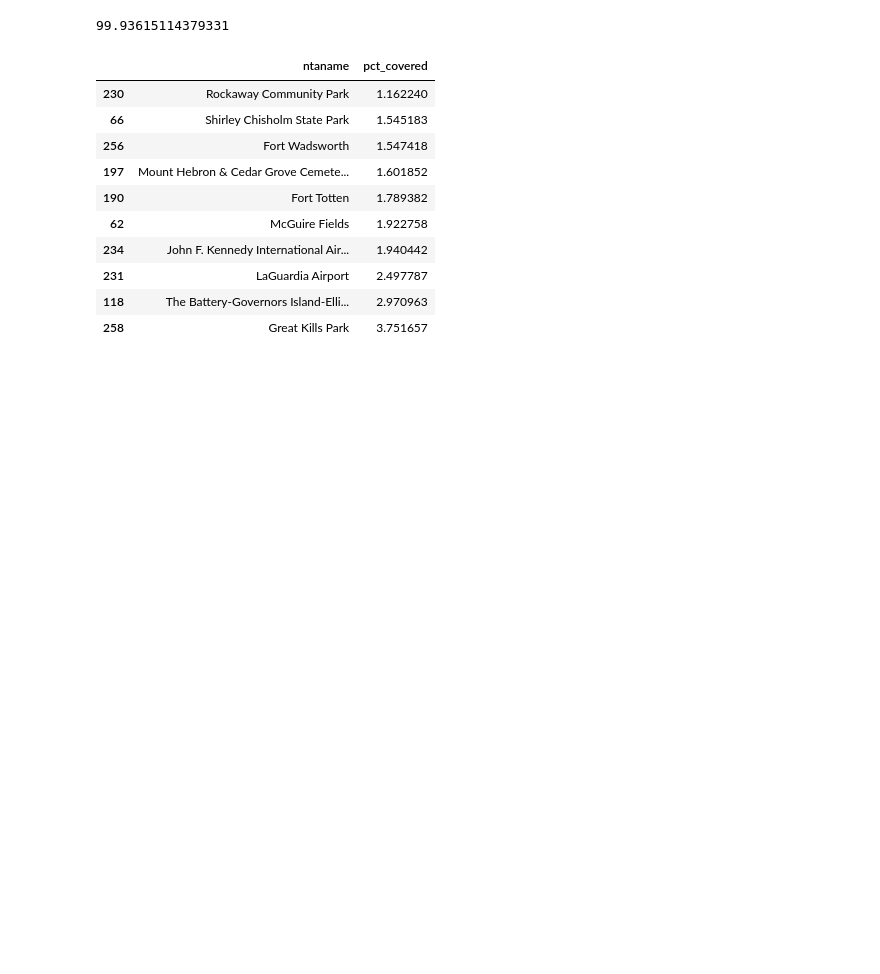
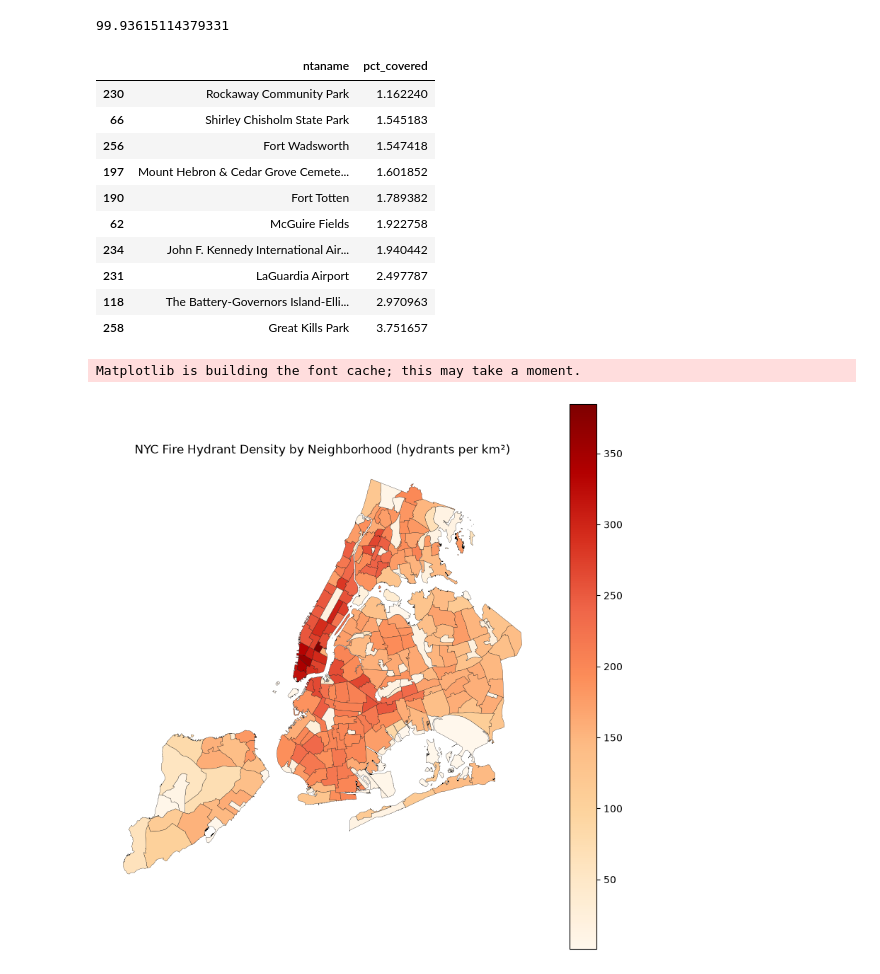
Before and after one commit to Will3CH/nyc-hydrant-analysis, a Jupyter notebook: analysis.ipynb, the cells around one changed output. Cells and saved outputs as stored; diff of their text form; code cells hidden in the pictures; blank space fills up the shorter version.

Commit message:
Add static choropleth map of hydrant density by neighborhood

```diff
--- a/analysis.ipynb
+++ b/analysis.ipynb
@@ -162,3 +162,22 @@ coverage.head(10)
 | 231 | LaGuardia Airport | 2.497787 |
 | 118 | The Battery-Governors Island-Elli... | 2.970963 |
 | 258 | Great Kills Park | 3.751657 |
+# %%
+import matplotlib.pyplot as plt
+
+fig, ax = plt.subplots(figsize=(10, 10))
+density.plot(
+    column='density_per_km2',
+    cmap='OrRd',
+    legend=True,
+    edgecolor='black',
+    linewidth=0.2,
+    ax=ax
+)
+ax.set_title('NYC Fire Hydrant Density by Neighborhood (hydrants per km²)')
+ax.set_axis_off()
+plt.savefig('images/hydrant_density_choropleth.png', dpi=150, bbox_inches='tight')
+plt.show()
+# %% [output]
+Matplotlib is building the font cache; this may take a moment.
+[figure, added]
```
Also changed, not shown: 1 other file.
